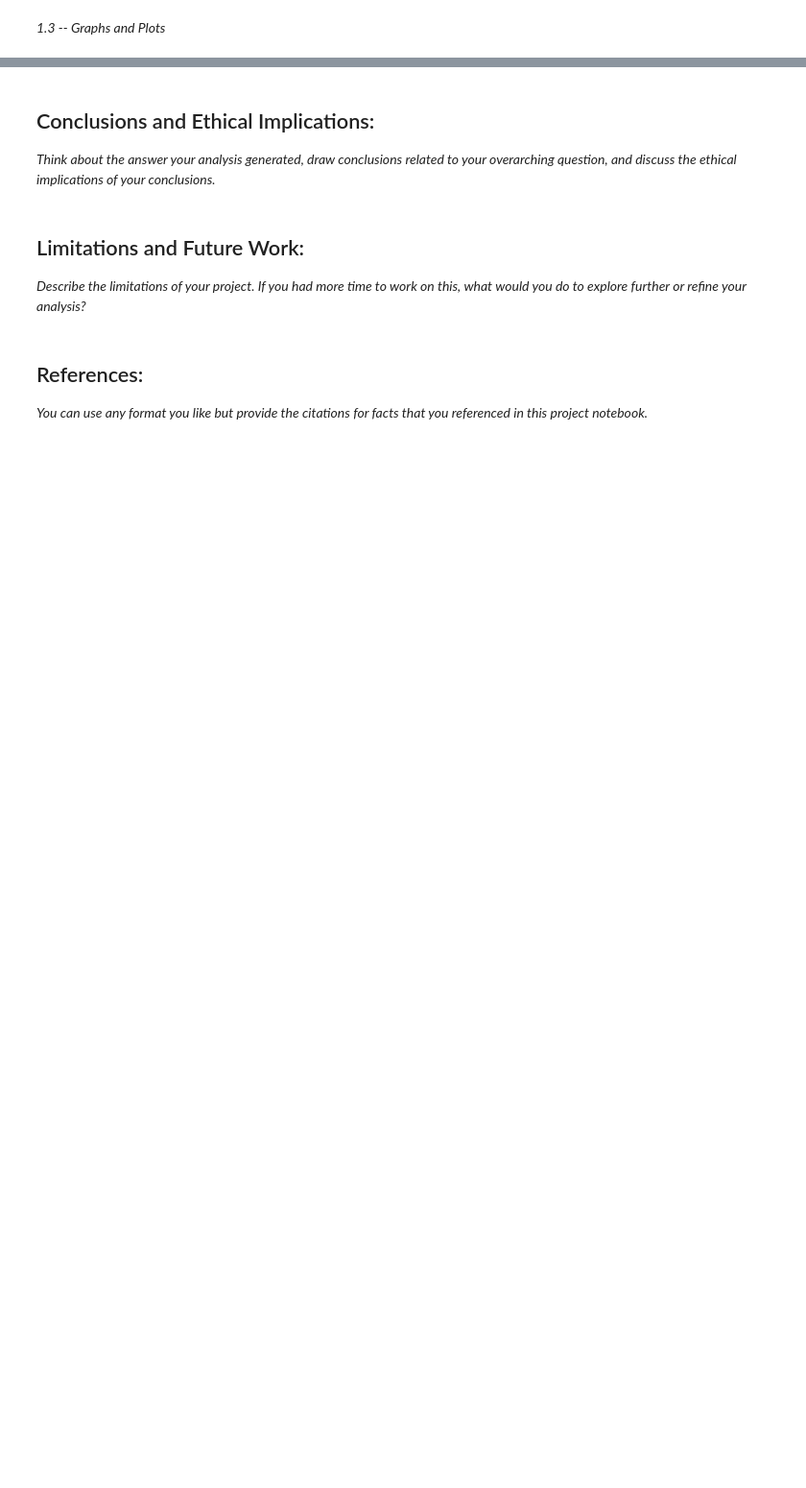
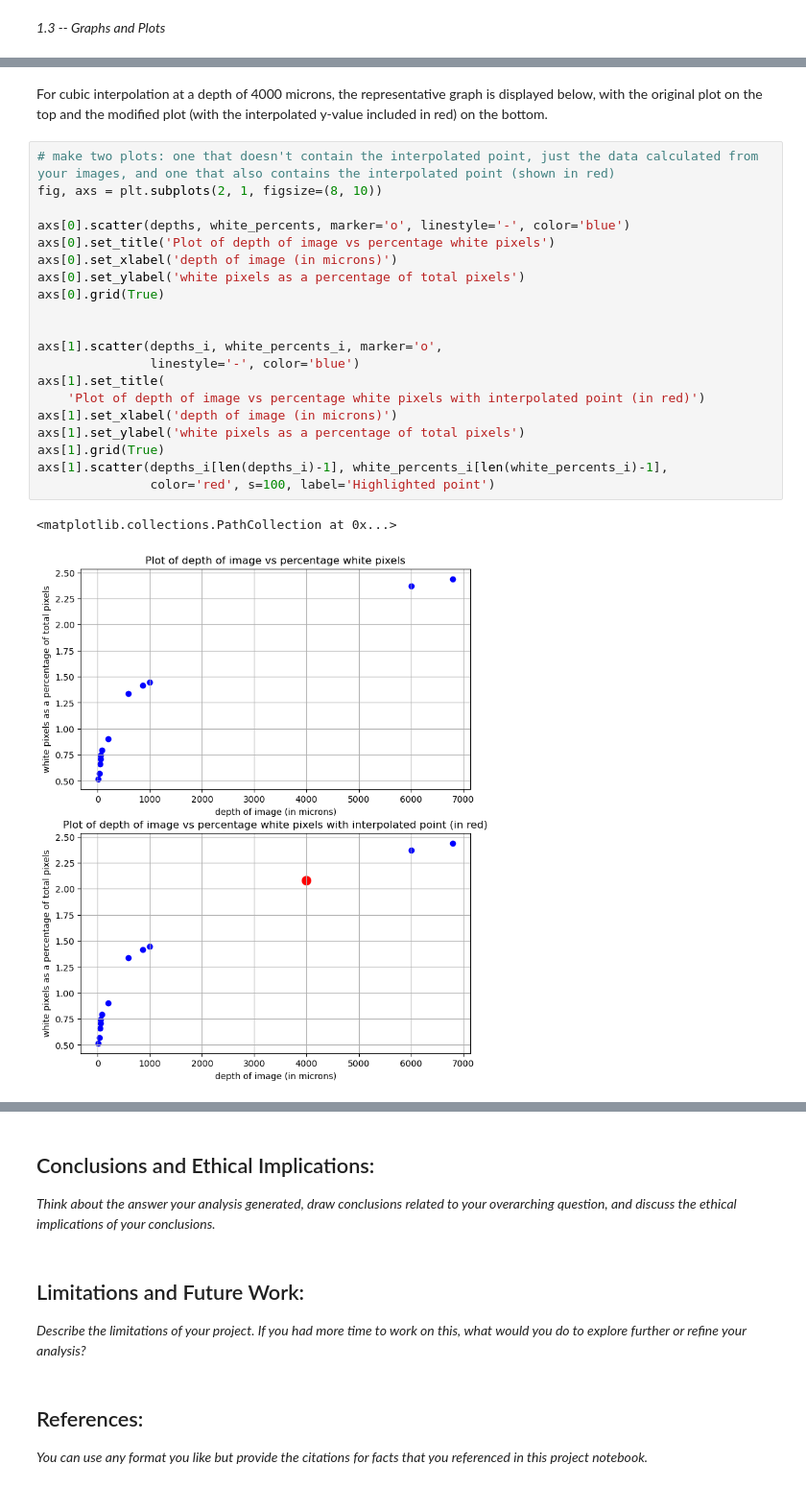
Before and after one commit to Dani-F-06/Module-3-Fibrosis, a Jupyter notebook: Module 3 Template.ipynb, the cells around one changed output, grey strips where cells are left out. Shown at 96% size. Drawn from its saved outputs; the diff is of its cells as text; blank space fills up the shorter version.

```diff
--- a/Module 3 Template.ipynb
+++ b/Module 3 Template.ipynb
@@ -261,2 +319,27 @@ plt.show()
+# %% [markdown]
+For cubic interpolation at a depth of 4000 microns, the representative graph is displayed below, with the original plot on the top and the modified plot (with the interpolated y-value included in red) on the bottom.
+# %%
+# make two plots: one that doesn't contain the interpolated point, just the data calculated from your images, and one that also contains the interpolated point (shown in red)
+fig, axs = plt.subplots(2, 1, figsize=(8, 10))
+
+axs[0].scatter(depths, white_percents, marker='o', linestyle='-', color='blue')
+axs[0].set_title('Plot of depth of image vs percentage white pixels')
+axs[0].set_xlabel('depth of image (in microns)')
+axs[0].set_ylabel('white pixels as a percentage of total pixels')
+axs[0].grid(True)
+
+
+axs[1].scatter(depths_i, white_percents_i, marker='o',
+               linestyle='-', color='blue')
+axs[1].set_title(
+    'Plot of depth of image vs percentage white pixels with interpolated point (in red)')
+axs[1].set_xlabel('depth of image (in microns)')
+axs[1].set_ylabel('white pixels as a percentage of total pixels')
+axs[1].grid(True)
+axs[1].scatter(depths_i[len(depths_i)-1], white_percents_i[len(white_percents_i)-1],
+               color='red', s=100, label='Highlighted point')
+# %% [output]
+<matplotlib.collections.PathCollection at 0x...>
+[figure, added]
 # %% [markdown]
 ## Verify and validate your analysis:
```
Also changed, not shown: parts of 20 cells of this notebook, 3 other files.
